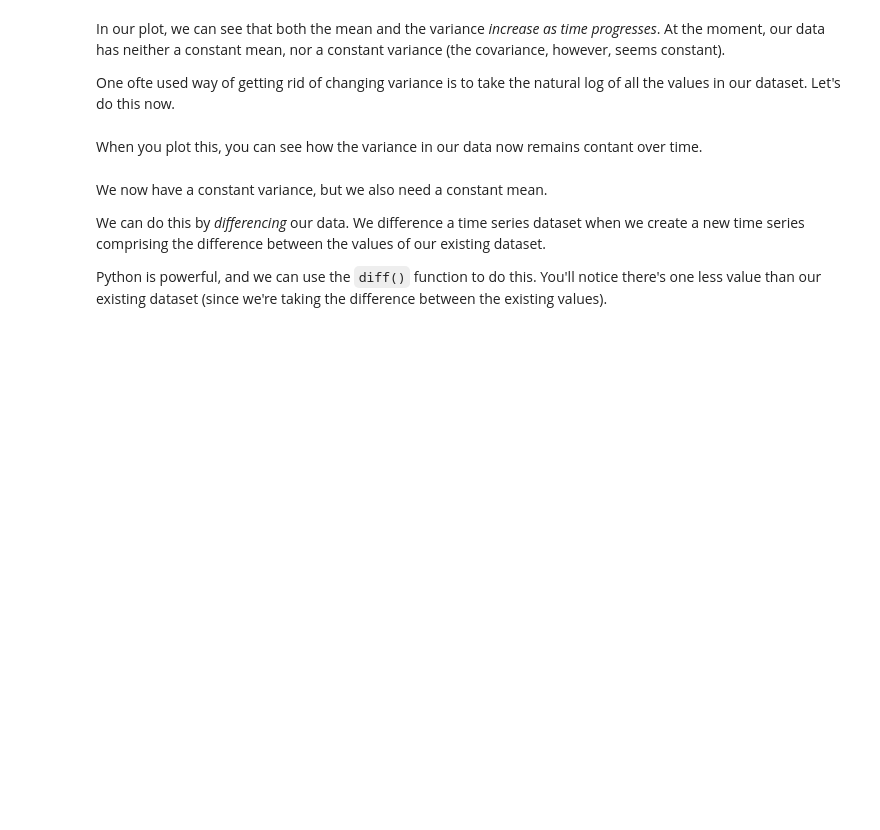
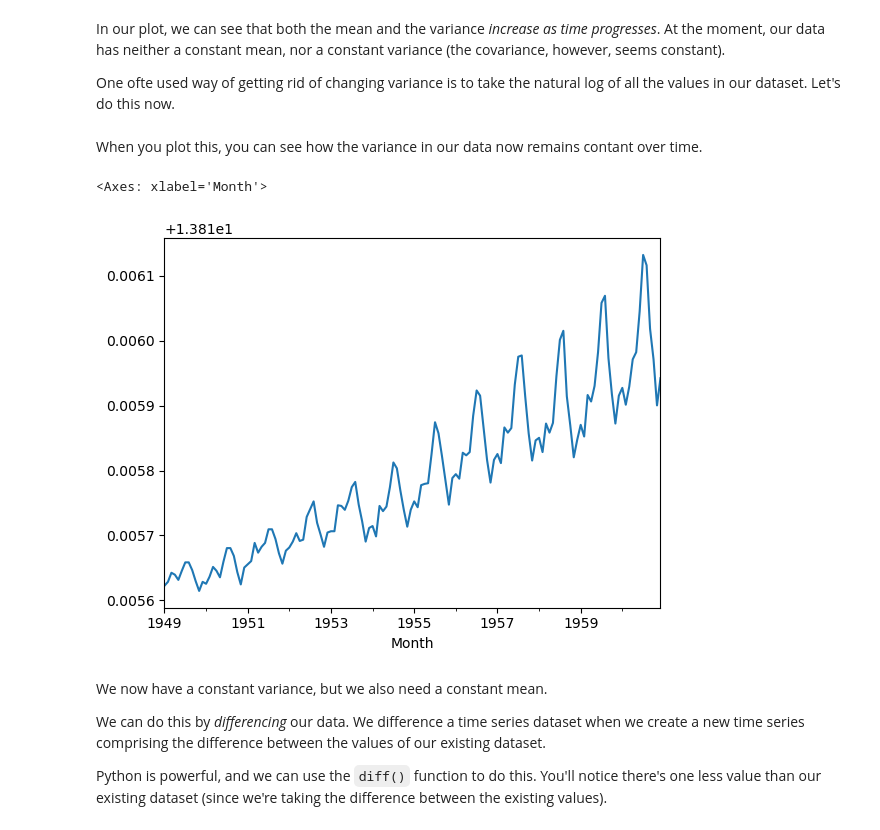
Before and after one commit to demiroz/dsc, a Jupyter notebook: Unit 21 - A Deep Dive Into Time Series/Cowboys & Cigrettes Case Study/Cowboy Cigarettes Case Study - Tier 3.ipynb, the cells around one changed output. Drawn from its saved outputs; the diff is of its cells as text; code cells hidden in the pictures; blank space fills up the shorter version.

```diff
--- a/Unit 21 - A Deep Dive Into Time Series/Cowboys & Cigrettes Case Study/Cowboy Cigarettes Case Study - Tier 3.ipynb
+++ b/Unit 21 - A Deep Dive Into Time Series/Cowboys & Cigrettes Case Study/Cowboy Cigarettes Case Study - Tier 3.ipynb
@@ -254,3 +312,8 @@ _ _ _
+# %%
+y_log.plot()
+# %% [output]
+<Axes: xlabel='Month'>
+[figure, added]
 # %% [markdown]
 We now have a constant variance, but we also need a constant mean.
 
```
Also changed, not shown: parts of 36 cells of this notebook.
